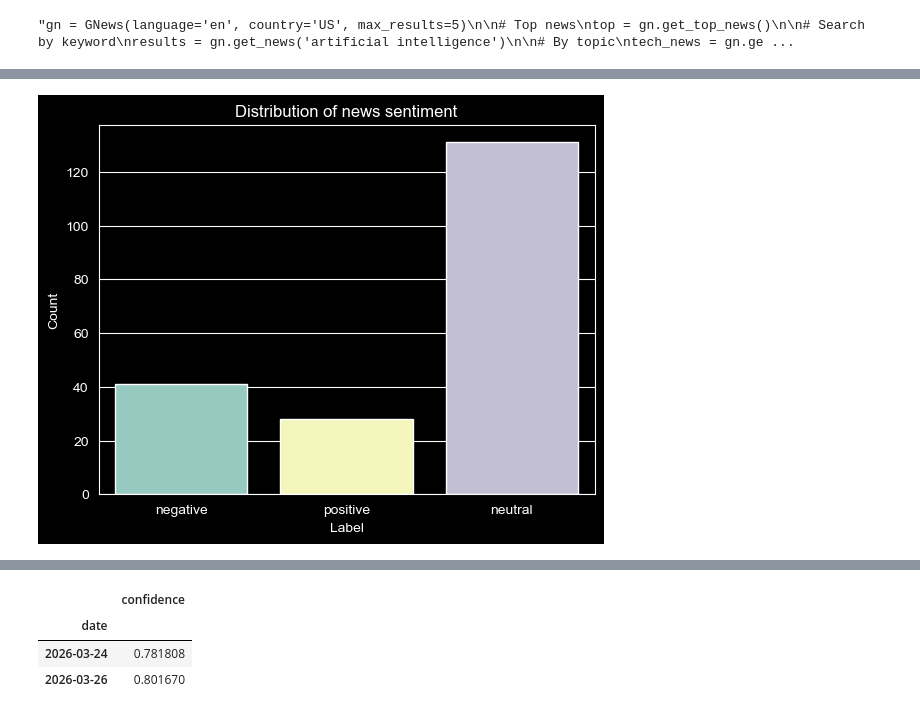
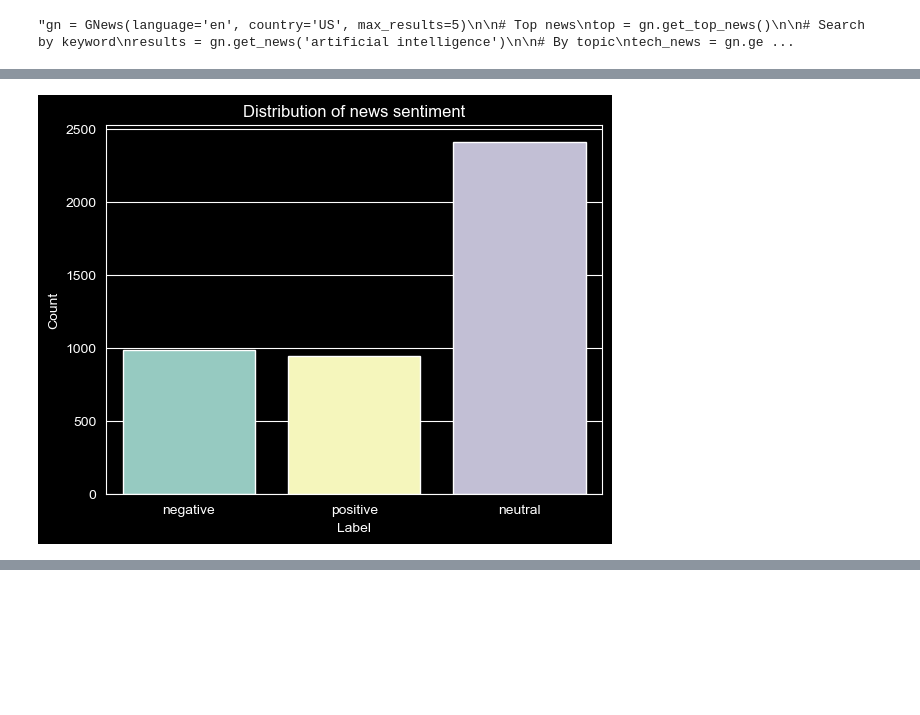
Before and after one commit to ajiteshsi/test_2, a Jupyter notebook: sentiment_gnews.ipynb, the cells around one changed output, grey strips where cells are left out. Cells and saved outputs as stored; diff of their text form; code cells hidden in the pictures; blank space fills up the shorter version.

```diff
--- a/sentiment_gnews.ipynb
+++ b/sentiment_gnews.ipynb
@@ -86,0 +198,3 @@ def acquire_sentiment(new_news: pd.DataFrame):
+# %%
+newspipe=NewsPipeline()
+df,market_df,ticker_df=newspipe.sentiment_analysis()
@@ -127,10 +249,10 @@ news_df.head()
 # %%
-sns.countplot(data=news_df,x="label",hue="label")
+sns.countplot(data=df,x="label",hue="label")
 plt.title('Distribution of news sentiment')
 plt.ylabel('Count')
 plt.xlabel('Label')
 plt.show()
 # %% [output]
-[figure, old version]
+[figure, new version]
 # %%
 fig=go.Figure()
@@ -138,12 +261,3 @@ fig.add_trace(go.Scatter(x=news_df.index,y=news_df['confidence'],mode='markers')
 fig.show()
 # %% [output]
 [interactive output not drawn]
-# %%
-news_df.groupby('date').agg({
-    'confidence': 'mean',   # numeric
-})
-# %% [output]
-|  | confidence |
-| date |  |
-| 2026-03-24 | 0.781808 |
-| 2026-03-26 | 0.801670 |
```
Also changed, not shown: parts of 29 cells of this notebook.
